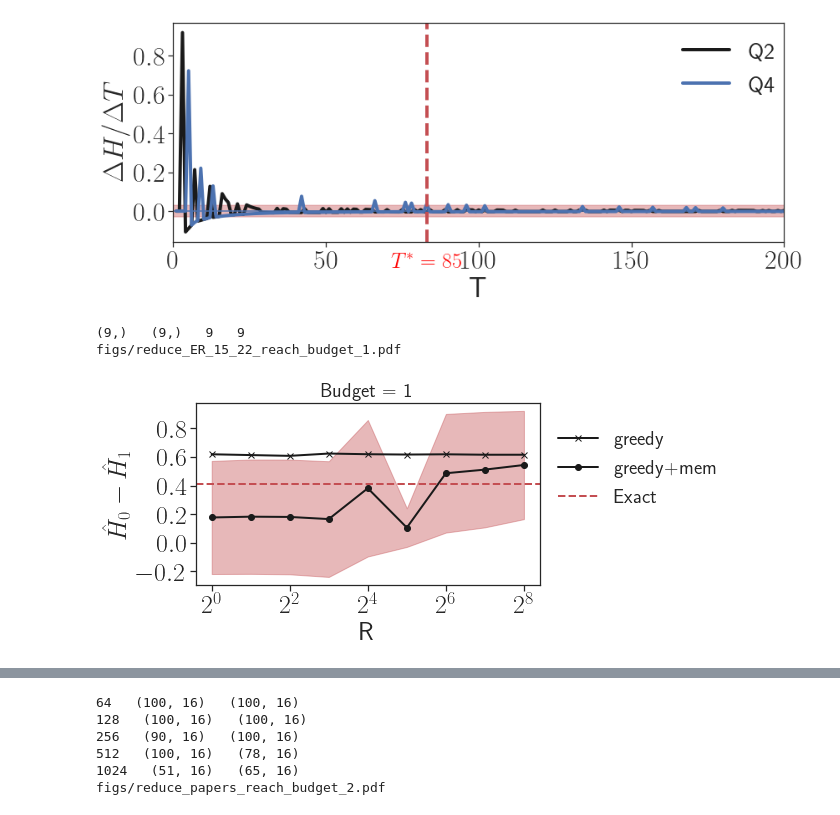
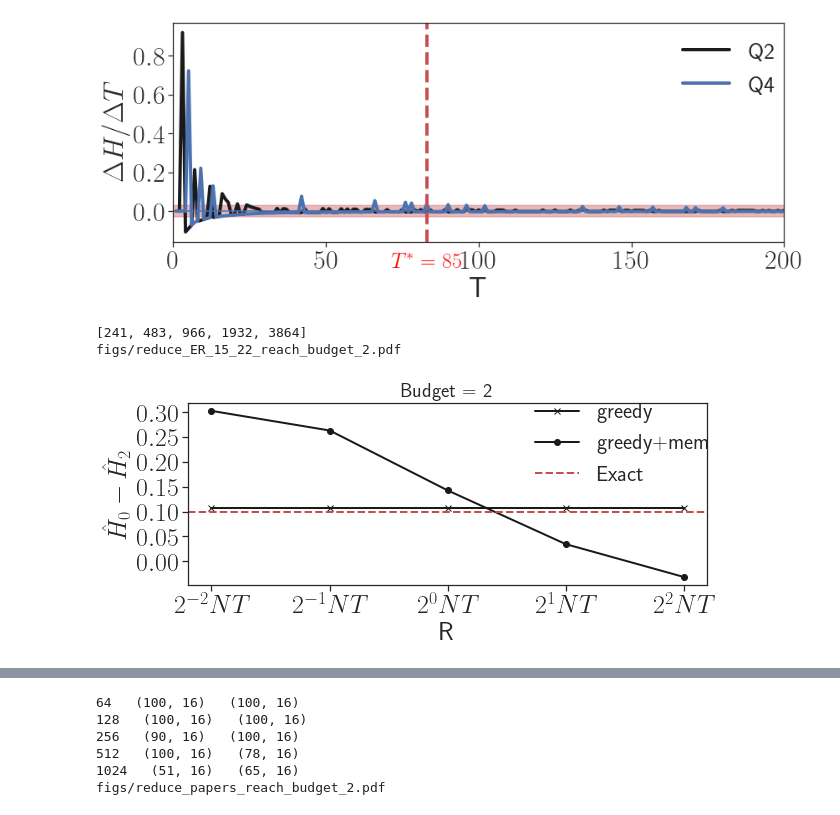
Before and after one commit to toggled/uncertainty, a Jupyter notebook: test.ipynb, the cells around one changed output, grey strips where cells are left out. Cells and saved outputs as stored; diff of their text form; code cells hidden in the pictures.

```diff
--- a/test.ipynb
+++ b/test.ipynb
@@ -244,9 +244,9 @@ output/measure_ER_15_22_appr_tri_1.queries.csv
 import pandas as pd
 from matplotlib.ticker import FormatStrFormatter
 
-# pr = 'reach'
+pr = 'reach'
 # pr = 'sp'
-pr='tri'
+# pr='tri'
 alg = 'appr'
 # alg = 'mcdij'
 # alg = 'mcbfs'
@@ -267,10 +267,10 @@ epsilon = [0.001,0.03][loop=='T']
 # epsilon = 0.03
 step = 5
 final = []
-# for q in [2,4]:
+for q in [2,4]:
 # for q in [2,4,6]:
 # for q in [1,2,3,4]:
-for q in [1]:
+# for q in [1]:
     qset = str(q)+'.queries.csv'
     # qset = str(q)+'.queries_NLoops.csv'
     fname = 'output/measure_'+data+'_'+alg+'_'+pr+'_'+qset
@@ -667,22 +668,32 @@ fontsize = 28
 labelsize = 22
 lw = 2
 
-k = 1
+k = 2
 # K = 32
+folder = 'output/baby/ureduct/'
 data = 'ER_15_22'
 alg0 = 'greedymem'
 a0 = 'greedy+mem'
 alg1 = 'greedy'
 a1 = 'greedy'
 q =   'reach'
+# q = 'sp'
 qset = 2
-Kset = [1,2,4,8,16,32,64,128,256]
+# Kset = [1,2,4,8,16,32,64,128,256]
+xlabels = ['$2^{'+str(i)+'}NT$' for i in range(-2,3)]
+if q == 'reach':
+    nt = 161*6
+    Kset = [int((2**i)*nt) for i in range(-2,3)]
+    print(Kset)
+if q == 'sp':
+    nt = 286*11
+    Kset = [int((2**i)*nt) for i in range(-2,3)]
 varyK0 = [] #greedy+mem
 varyK1  = [] #greedy
 est_alg = ['mcbfs','mcdij'][q == 'sp']
 for K in Kset:
-    name0 = 'ureduct_ER/reduce_k_'+str(k)+'_K_'+str(K)+'_'+data+'_'+alg0+'_'+q+'_'+str(qset)+'.queries.csv'
-    name1 = 'ureduct_ER/reduce_k_'+str(k)+'_K_'+str(K)+'_'+data+'_'+alg1+'_'+q+'_'+str(qset)+'.queries.csv'
+    name0 = folder+'reduce_k_'+str(k)+'_K_'+str(K)+'_'+data+'_'+alg0+'_'+q+'_'+str(qset)+'.queries.csv'
+    name1 = folder+'reduce_k_'+str(k)+'_K_10_'+data+'_'+alg1+'_'+q+'_'+str(qset)+'.queries.csv'
     df0 = pd.read_csv(name0)
     df1 = pd.read_csv(name1)
     df0 = df0[df0['MCalgo'] == est_alg]
@@ -691,44 +702,48 @@ for K in Kset:
     varyK0.append(df0)
     varyK1.append(df1)
 
-exactdf = pd.read_csv('ureduct_ER/reduce_k_'+str(k)+'_K_10_'+data+'_'+'exact_'+q+'_'+str(qset)+'.queries.csv')
+exactdf = pd.read_csv(folder+'reduce_k_'+str(k)+'_K_10_'+data+'_'+'exact_'+q+'_'+str(qset)+'.queries.csv')
 exact_deltaH = exactdf['DeltaH'].mean()
 greedy_red = []
 greedyM_red = []
 std_red = []
 stdM_red = []
 for i,K in enumerate(Kset):
     mean,std = varyK0[i]['DeltaH'].mean(), varyK0[i]['DeltaH'].std()
     greedyM_red.append(mean)
     stdM_red.append(std)
     mean,std = varyK1[i]['DeltaH'].mean(), varyK1[i]['DeltaH'].std()
     greedy_red.append(mean)
     std_red.append(std)
 #     sns.lineplot(x='K', y='DeltaH', data=varyK0[i], linewidth=lw, markersize=8,color='k')
 # plt.xscale('log',base=2)
-greedy_red = np.array(greedy_red)
-std_red = np.array(std_red)
-print(greedy_red.shape,' ',std_red.shape,' ',len(greedyM_red),' ',len(stdM_red))
+# greedy_red = np.array(greedy_red)
+# std_red = np.array(std_red)
+# print(greedy_red.shape,' ',std_red.shape,' ',len(greedyM_red),' ',len(stdM_red))
 plt.plot(Kset,greedy_red,color = 'k',marker='x',label='greedy',linewidth=lw)
 plt.plot(Kset,greedyM_red,color = 'k',marker='o',label='greedy+mem',linewidth=lw)
-plt.fill_between(Kset, np.array(greedyM_red) - np.array(stdM_red), np.array(greedyM_red) + np.array(stdM_red), \
-                 color='r', alpha=0.4)
+# plt.fill_between(Kset, np.array(greedyM_red) - np.array(stdM_red), np.array(greedyM_red) + np.array(stdM_red), \
+#                  color='r', alpha=0.4)
 ax = plt.gca()
 ax.axhline(exact_deltaH,linestyle='--',color='r',linewidth=lw,label='Exact')
 
 plt.xscale('log',base=2)
 plt.xlabel('R',fontsize=fontsize-2)
-plt.ylabel('$\hat{H}_0 - \hat{H}_1$',fontsize=fontsize-2)
-plt.xticks([2**0,2**2,2**4,2**6,2**8],fontsize=fontsize-2)
+plt.ylabel('$\hat{H}_0 - \hat{H}_'+str(k)+'$',fontsize=fontsize-2)
+# plt.xticks([2**0,2**2,2**4,2**6,2**8],fontsize=fontsize-2)
+plt.xticks(Kset,fontsize=fontsize-2)
+ax = plt.gca()
+ax.set_xticklabels(xlabels)
 plt.yticks(fontsize=fontsize-2)
-plt.legend(fontsize=fontsize+10,bbox_to_anchor=(1.001,0.95),frameon = False,prop={"size":20})
+# plt.legend(fontsize=fontsize+10,frameon = False,prop={"size":22},bbox_to_anchor=(0.6,0.4))
+plt.legend(fontsize=fontsize+10,frameon = False,prop={"size":22},bbox_to_anchor=(0.63,0.44))
 plt.title('Budget = '+str(k),fontsize=fontsize-8)
 fname = 'figs/reduce_'+data+"_"+q+'_budget_'+str(k)+".pdf"
 print(fname)
 plt.tight_layout()
 plt.savefig(fname)
 plt.show()
 # %% [output]
-(9,)   (9,)   9   9
-figs/reduce_ER_15_22_reach_budget_1.pdf
+[241, 483, 966, 1932, 3864]
+figs/reduce_ER_15_22_reach_budget_2.pdf
-[figure, old version]
+[figure, new version]
```
Also changed, not shown: parts of 5 cells of this notebook, 3 other files.
